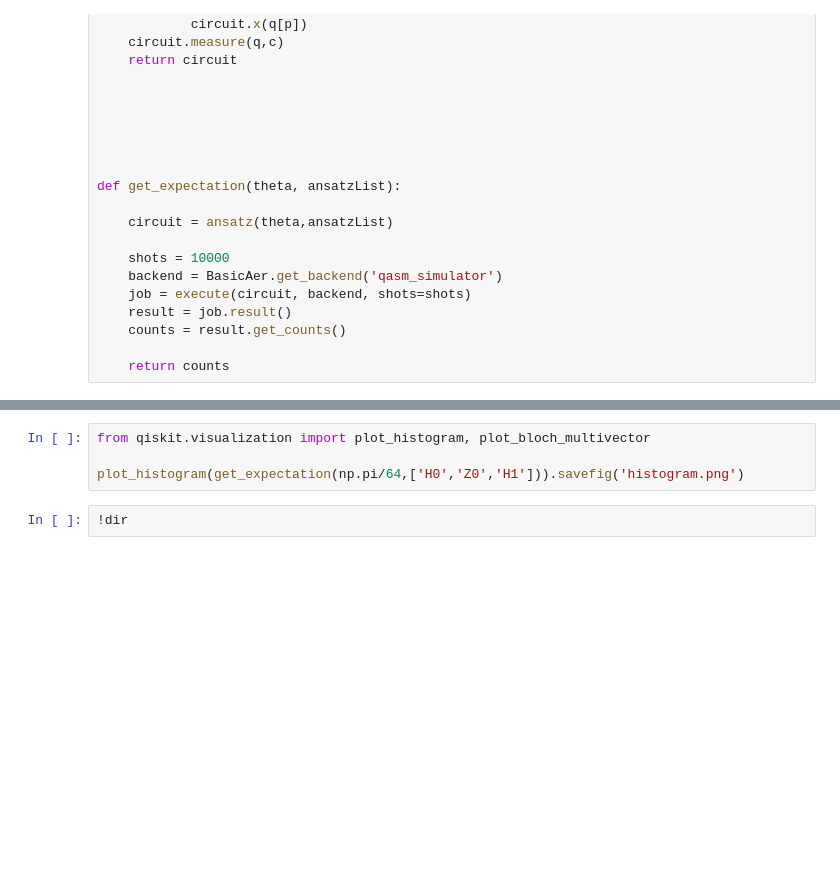
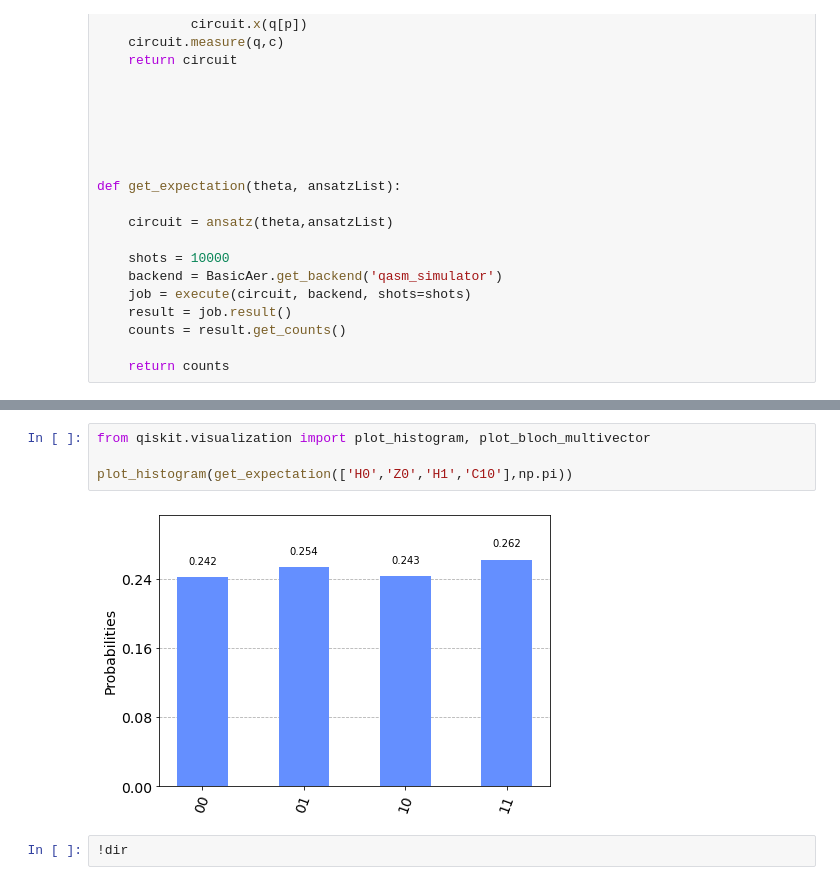
Before and after one commit to halfspin-qc/QCHack2021Repo, a Jupyter notebook: Untitled.ipynb, the cells around one changed output, grey strips where cells are left out. Cells and saved outputs as stored; diff of their text form; blank space fills up the shorter version.

```diff
--- a/Untitled.ipynb
+++ b/Untitled.ipynb
@@ -64,7 +68,9 @@ get_expectation(np.pi/64,['H0','Z0','H1'])
 # %%
 from qiskit.visualization import plot_histogram, plot_bloch_multivector
 
-plot_histogram(get_expectation(np.pi/64,['H0','Z0','H1'])).savefig('histogram.png')
+plot_histogram(get_expectation(['H0','Z0','H1','C10'],np.pi))
+# %% [output]
+[figure, added]
 # %%
 !dir
 # %% [output]
```
Also changed, not shown: parts of 3 cells of this notebook, 4 other files.
